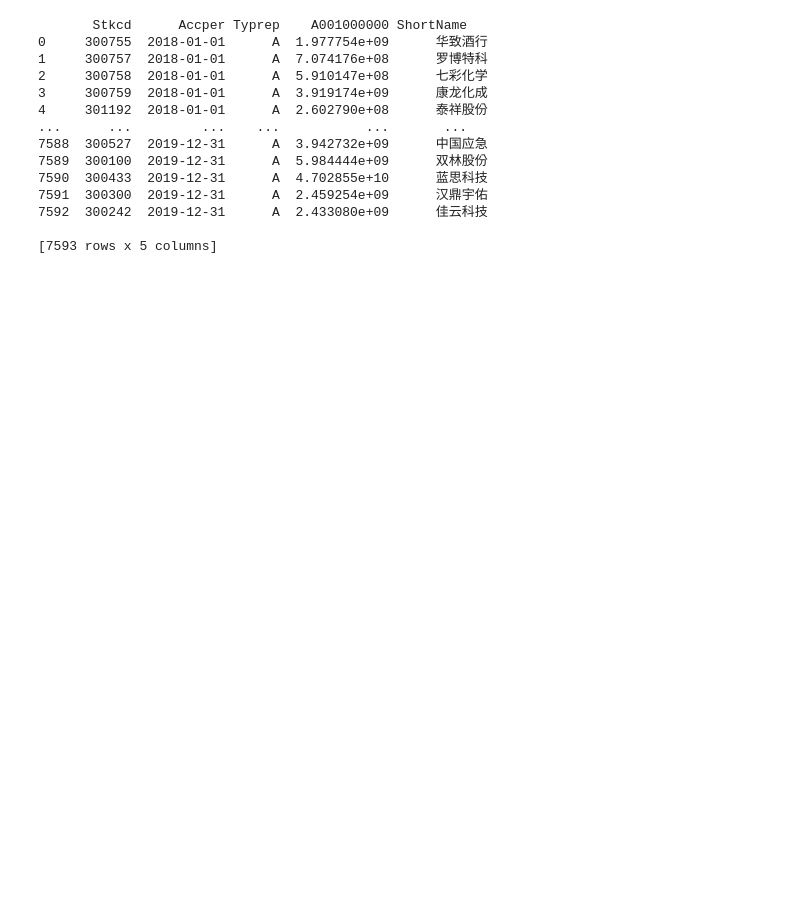
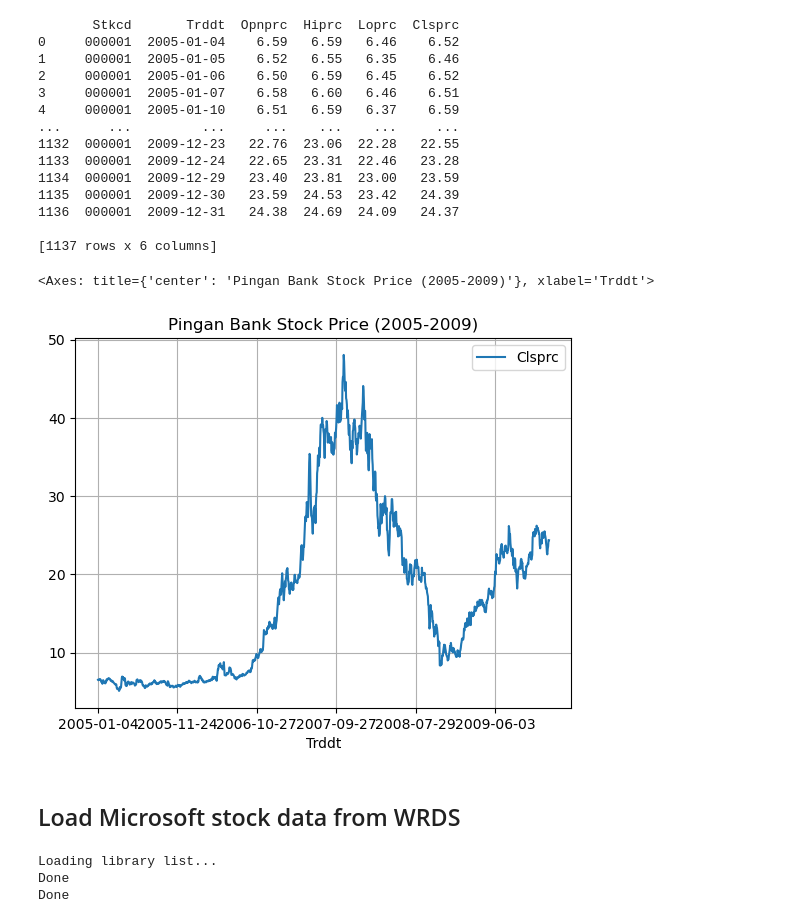
Before and after one commit to wangyouan/AIandFinance2025, a Jupyter notebook: lecture3_financial_data_acquisition_and_analysis.ipynb, the cells around one changed output. Drawn from its saved outputs; the diff is of its cells as text; code cells hidden in the pictures; blank space fills up the shorter version.

Commit message:
update code for data acquisition

```diff
--- a/lecture3_financial_data_acquisition_and_analysis.ipynb
+++ b/lecture3_financial_data_acquisition_and_analysis.ipynb
@@ -9,19 +26,20 @@ Sun 31 Aug 2025 14:16:51 CsmarService.py INFO User login succeed
 # %%
-data = csmar.query_df( ['Stkcd','ShortName','Accper','Typrep','A001000000'],
-                      "Stkcd like'3%' and Typrep='A'", 'FS_Combas','2018-01-01','2019-12-31')
+# Download stock data for Pingan Bank
+data = csmar.query_df( ['Stkcd','Trddt','Opnprc','Hiprc', 'Loprc', 'Clsprc'],
+                      "Stkcd=000001", 'TRD_Dalyr','2005-01-01','2009-12-31')
 print(data)
 # %% [output]
-       Stkcd      Accper Typrep    A001000000 ShortName
-0     300755  2018-01-01      A  1.977754e+09      华致酒行
-1     300757  2018-01-01      A  7.074176e+08      罗博特科
-2     300758  2018-01-01      A  5.910147e+08      七彩化学
-3     300759  2018-01-01      A  3.919174e+09      康龙化成
-4     301192  2018-01-01      A  2.602790e+08      泰祥股份
-...      ...         ...    ...           ...       ...
-7588  300527  2019-12-31      A  3.942732e+09      中国应急
-7589  300100  2019-12-31      A  5.984444e+09      双林股份
-7590  300433  2019-12-31      A  4.702855e+10      蓝思科技
-7591  300300  2019-12-31      A  2.459254e+09      汉鼎宇佑
-7592  300242  2019-12-31      A  2.433080e+09      佳云科技
+       Stkcd       Trddt  Opnprc  Hiprc  Loprc  Clsprc
+0     000001  2005-01-04    6.59   6.59   6.46    6.52
+1     000001  2005-01-05    6.52   6.55   6.35    6.46
+2     000001  2005-01-06    6.50   6.59   6.45    6.52
+3     000001  2005-01-07    6.58   6.60   6.46    6.51
+4     000001  2005-01-10    6.51   6.59   6.37    6.59
+...      ...         ...     ...    ...    ...     ...
+1132  000001  2009-12-23   22.76  23.06  22.28   22.55
+1133  000001  2009-12-24   22.65  23.31  22.46   23.28
+1134  000001  2009-12-29   23.40  23.81  23.00   23.59
+1135  000001  2009-12-30   23.59  24.53  23.42   24.39
+1136  000001  2009-12-31   24.38  24.69  24.09   24.37
 
-[7593 rows x 5 columns]
+[1137 rows x 6 columns]
@@ -27,0 +49,26 @@ print(data)
+# %%
+data.plot(x='Trddt', y='Clsprc', title='Pingan Bank Stock Price (2005-2009)', grid=True)
+# %% [output]
+<Axes: title={'center': 'Pingan Bank Stock Price (2005-2009)'}, xlabel='Trddt'>
+[figure, added]
+# %% [markdown]
+## Load Microsoft stock data from WRDS
+# %%
+# Download monthly MSFT data (2000-2015) from WRDS CRSP and plot close price
+# Prerequisite: pip install wrds; you will be prompted for your WRDS credentials
+# Tip: set environment variable WRDS_USERNAME to skip the username prompt
+import wrds
+import pandas as pd
+import matplotlib.pyplot as plt
+
+load_dotenv()
+
+# Optional: read WRDS username from environment (WRDS_USER)
+wrds_user = os.getenv("WRDS_USER")
+
+# Connect to WRDS (prompts for credentials if not cached)
+conn = wrds.Connection(wrds_username=wrds_user)
+# %% [output]
+Loading library list...
+Done
+Done
```
Also changed, not shown: parts of 7 cells of this notebook, 1 other file.
